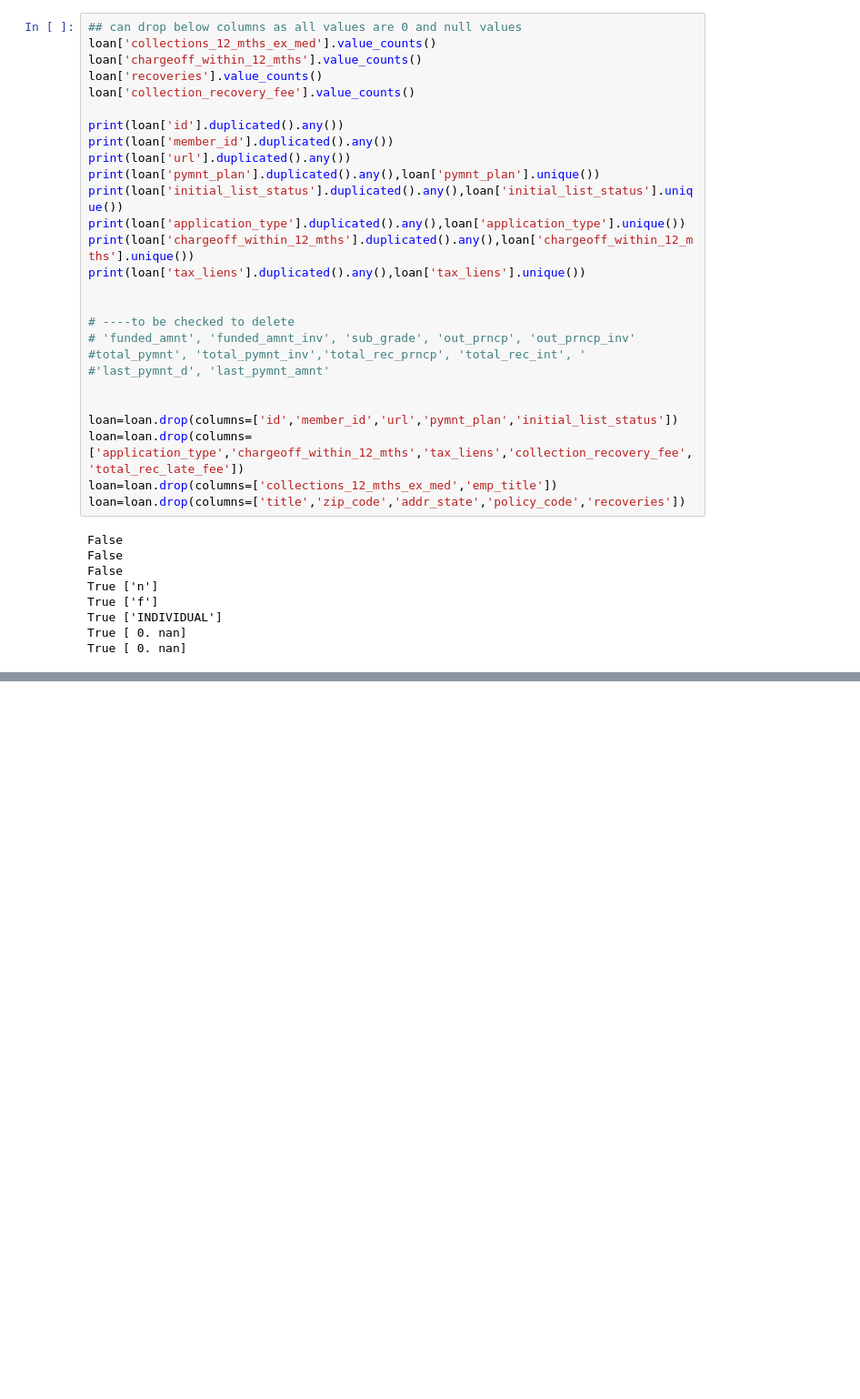
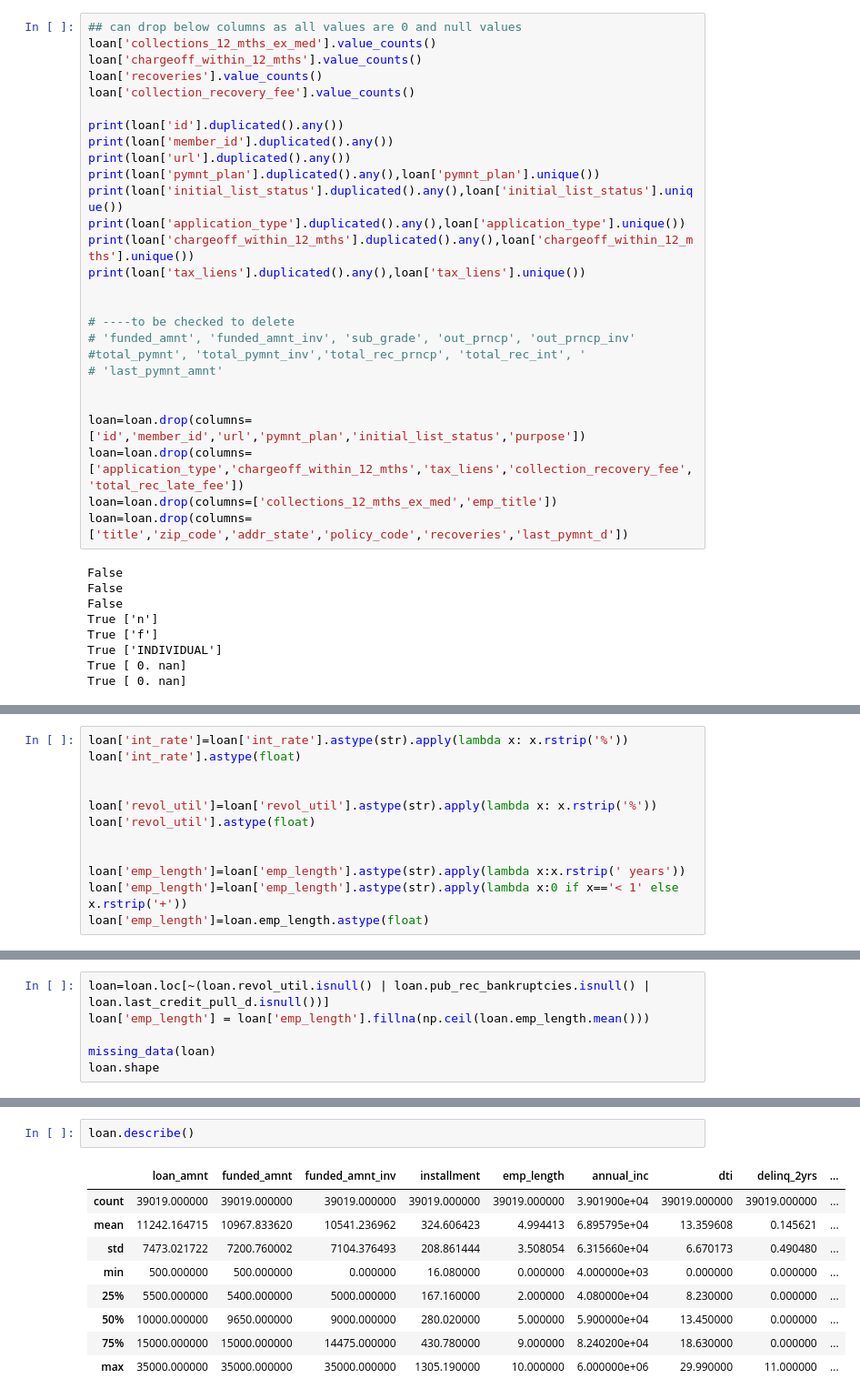
Before and after one commit to meghanaReddyk/LendingClub, a Jupyter notebook: Lending_club.ipynb, the cells around one changed output, grey strips where cells are left out. Shown: that part at 91% size. Cells and saved outputs as stored; diff of their text form; blank space fills up the shorter version.

```diff
--- a/Lending_club.ipynb
+++ b/Lending_club.ipynb
@@ -92,13 +92,13 @@ print(loan['tax_liens'].duplicated().any(),loan['tax_liens'].unique())
 # ----to be checked to delete
 # 'funded_amnt', 'funded_amnt_inv', 'sub_grade', 'out_prncp', 'out_prncp_inv'
 #total_pymnt', 'total_pymnt_inv','total_rec_prncp', 'total_rec_int', '
-#'last_pymnt_d', 'last_pymnt_amnt'
+# 'last_pymnt_amnt'
 
 
-loan=loan.drop(columns=['id','member_id','url','pymnt_plan','initial_list_status'])
+loan=loan.drop(columns=['id','member_id','url','pymnt_plan','initial_list_status','purpose'])
 loan=loan.drop(columns=['application_type','chargeoff_within_12_mths','tax_liens','collection_recovery_fee','total_rec_late_fee'])
 loan=loan.drop(columns=['collections_12_mths_ex_med','emp_title'])
-loan=loan.drop(columns=['title','zip_code','addr_state','policy_code','recoveries'])
+loan=loan.drop(columns=['title','zip_code','addr_state','policy_code','recoveries','last_pymnt_d'])
 # %% [output]
 False
 False
@@ -148,0 +117,12 @@ loan.head()
+# %%
+loan['int_rate']=loan['int_rate'].astype(str).apply(lambda x: x.rstrip('%'))
+loan['int_rate'].astype(float)
+
+
+loan['revol_util']=loan['revol_util'].astype(str).apply(lambda x: x.rstrip('%'))
+loan['revol_util'].astype(float)
+
+
+loan['emp_length']=loan['emp_length'].astype(str).apply(lambda x:x.rstrip(' years'))
+loan['emp_length']=loan['emp_length'].astype(str).apply(lambda x:0 if x=='< 1' else x.rstrip('+'))
+loan['emp_length']=loan.emp_length.astype(float)
@@ -148,0 +131,6 @@ loan.head()
+# %%
+loan=loan.loc[~(loan.revol_util.isnull() | loan.pub_rec_bankruptcies.isnull() | loan.last_credit_pull_d.isnull())]
+loan['emp_length'] = loan['emp_length'].fillna(np.ceil(loan.emp_length.mean()))
+
+missing_data(loan)
+loan.shape
@@ -148,0 +139,12 @@ loan.head()
+# %%
+loan.describe()
+# %% [output]
+|  | loan_amnt | funded_amnt | funded_amnt_inv | installment | emp_length | annual_inc | dti | delinq_2yrs | ... |
+| count | 39019.000000 | 39019.000000 | 39019.000000 | 39019.000000 | 39019.000000 | 3.901900e+04 | 39019.000000 | 39019.000000 | ... |
+| mean | 11242.164715 | 10967.833620 | 10541.236962 | 324.606423 | 4.994413 | 6.895795e+04 | 13.359608 | 0.145621 | ... |
+| std | 7473.021722 | 7200.760002 | 7104.376493 | 208.861444 | 3.508054 | 6.315660e+04 | 6.670173 | 0.490480 | ... |
+| min | 500.000000 | 500.000000 | 0.000000 | 16.080000 | 0.000000 | 4.000000e+03 | 0.000000 | 0.000000 | ... |
+| 25% | 5500.000000 | 5400.000000 | 5000.000000 | 167.160000 | 2.000000 | 4.080000e+04 | 8.230000 | 0.000000 | ... |
+| 50% | 10000.000000 | 9650.000000 | 9000.000000 | 280.020000 | 5.000000 | 5.900000e+04 | 13.450000 | 0.000000 | ... |
+| 75% | 15000.000000 | 15000.000000 | 14475.000000 | 430.780000 | 9.000000 | 8.240200e+04 | 18.630000 | 0.000000 | ... |
+| max | 35000.000000 | 35000.000000 | 35000.000000 | 1305.190000 | 10.000000 | 6.000000e+06 | 29.990000 | 11.000000 | ... |
```
Also changed, not shown: parts of 7 cells of this notebook.
